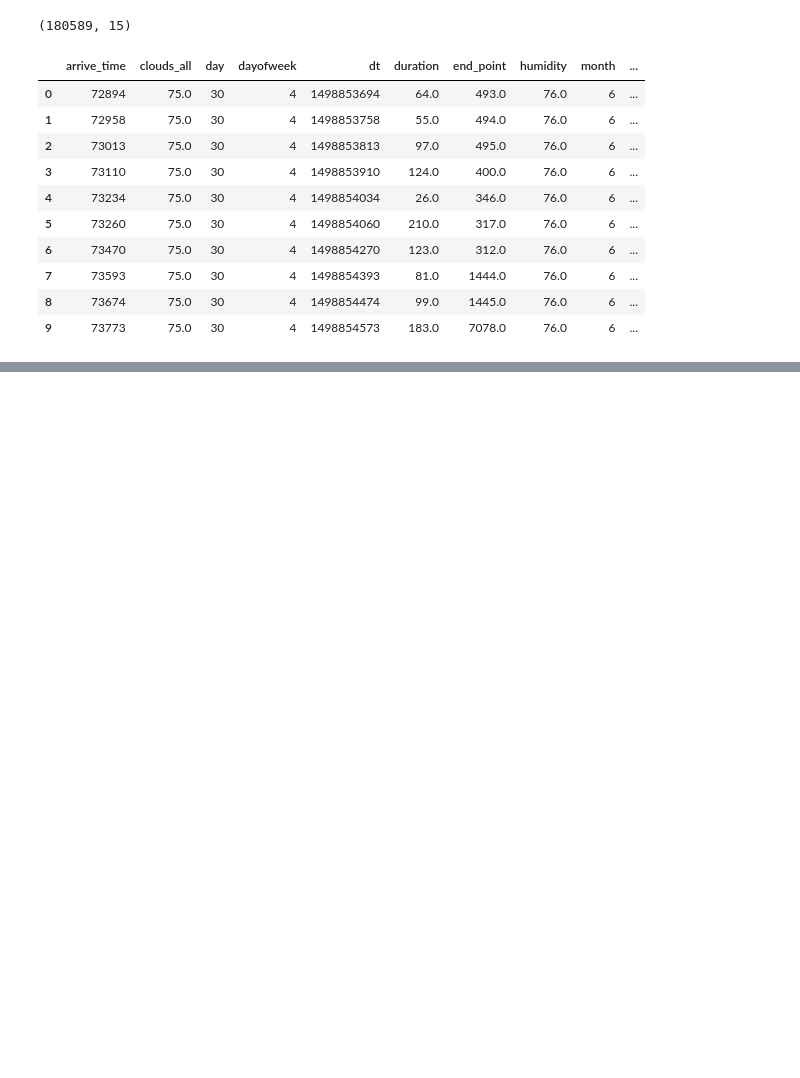
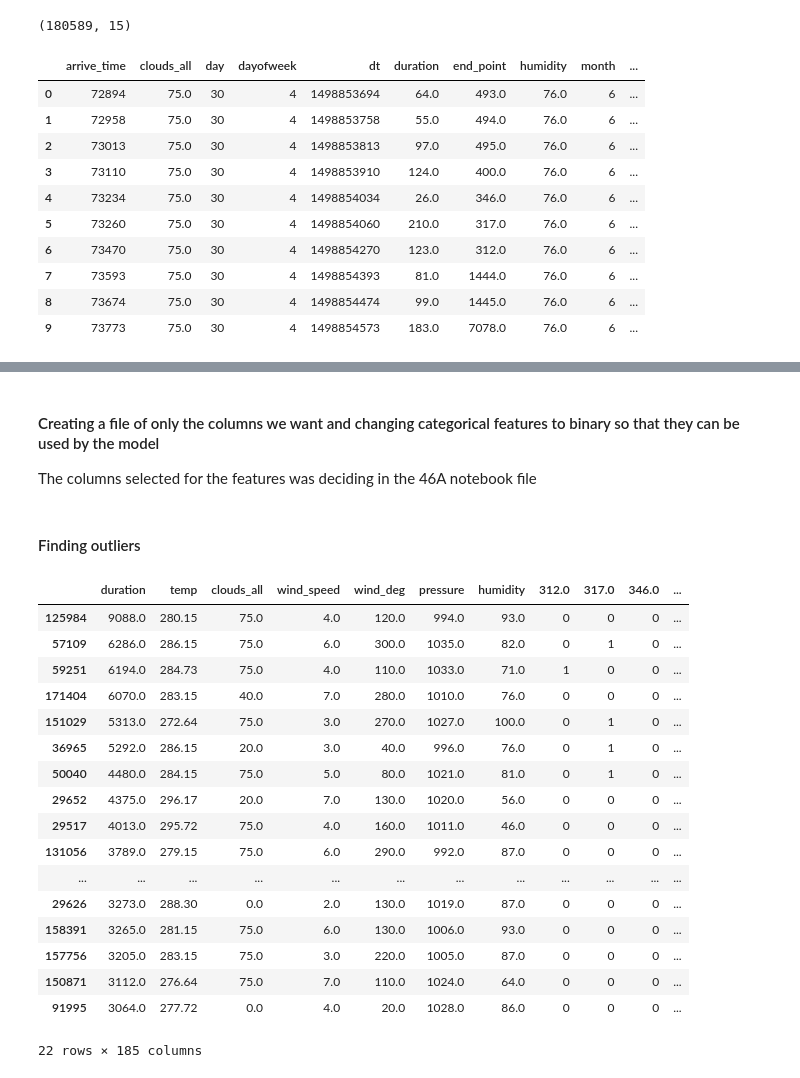
Before and after one commit to Ematrix163/Dublin_Bus_Project, a Jupyter notebook: data_analytics/bus_line_cleanse/route66Cleaning.ipynb, the cells around one changed output, grey strips where cells are left out. Saved outputs shown, nothing was run; the diff lists cells and outputs as text; code cells hidden in the pictures; blank space fills up the shorter version.

```diff
--- a/data_analytics/bus_line_cleanse/route66Cleaning.ipynb
+++ b/data_analytics/bus_line_cleanse/route66Cleaning.ipynb
@@ -185,0 +184,60 @@ df = pd.concat([result, binary_weather], axis=1)
+# %%
+import pandas as pd
+import os, sys
+
+
+#reading in data
+file_dir = os.path.dirname(os.path.abspath("__file__"))
+parent_dir = os.path.dirname(file_dir)
+newPath = os.path.join(parent_dir, 'bus_lines/result_of_66-dir1.csv')
+
+
+df = pd.read_csv(newPath,  delimiter=',', index_col=False)
+# %% [markdown]
+#### Creating a file of only the columns we want and changing categorical features to binary so that they can be used by the model
+
+The columns selected for the features was deciding in the 46A notebook file
+# %%
+#numeric features chosen for model [see 46A notebook for feature selection]
+continuous = ['temp','clouds_all','wind_speed','wind_deg','pressure','humidity']
+df_continouos = df[continuous]
+
+#binary coding of start/end stops
+binary_start_stops = pd.get_dummies(df['start_point'])
+binary_end_stops = pd.get_dummies(df['end_point'])
+
+#binary coding of weather
+binary_weather = pd.get_dummies(df['weather_description'])
+
+#binary Coding of dayofweek
+binary_dayofweek = pd.get_dummies(df['dayofweek'])
+
+#Binary Coding of arrive time
+binary_arrivetime = pd.get_dummies(df['arrive_time'].divide(1800).round())
+
+r = pd.concat([df['duration'], df_continouos, binary_end_stops, binary_weather, binary_start_stops, binary_dayofweek, binary_arrivetime], axis=1)
+# %% [markdown]
+#### Finding outliers
+# %%
+sort_by_duation = r.sort_values(by='duration',ascending=False)
+outliers = sort_by_duation.loc[sort_by_duation['duration'] > 3000]
+outliers
+# %% [output]
+|  | duration | temp | clouds_all | wind_speed | wind_deg | pressure | humidity | 312.0 | 317.0 | 346.0 | ... |
+| 125984 | 9088.0 | 280.15 | 75.0 | 4.0 | 120.0 | 994.0 | 93.0 | 0 | 0 | 0 | ... |
+| 57109 | 6286.0 | 286.15 | 75.0 | 6.0 | 300.0 | 1035.0 | 82.0 | 0 | 1 | 0 | ... |
+| 59251 | 6194.0 | 284.73 | 75.0 | 4.0 | 110.0 | 1033.0 | 71.0 | 1 | 0 | 0 | ... |
+| 171404 | 6070.0 | 283.15 | 40.0 | 7.0 | 280.0 | 1010.0 | 76.0 | 0 | 0 | 0 | ... |
+| 151029 | 5313.0 | 272.64 | 75.0 | 3.0 | 270.0 | 1027.0 | 100.0 | 0 | 1 | 0 | ... |
+| 36965 | 5292.0 | 286.15 | 20.0 | 3.0 | 40.0 | 996.0 | 76.0 | 0 | 1 | 0 | ... |
+| 50040 | 4480.0 | 284.15 | 75.0 | 5.0 | 80.0 | 1021.0 | 81.0 | 0 | 1 | 0 | ... |
+| 29652 | 4375.0 | 296.17 | 20.0 | 7.0 | 130.0 | 1020.0 | 56.0 | 0 | 0 | 0 | ... |
+| 29517 | 4013.0 | 295.72 | 75.0 | 4.0 | 160.0 | 1011.0 | 46.0 | 0 | 0 | 0 | ... |
+| 131056 | 3789.0 | 279.15 | 75.0 | 6.0 | 290.0 | 992.0 | 87.0 | 0 | 0 | 0 | ... |
+| ... | ... | ... | ... | ... | ... | ... | ... | ... | ... | ... | ... |
+| 29626 | 3273.0 | 288.30 | 0.0 | 2.0 | 130.0 | 1019.0 | 87.0 | 0 | 0 | 0 | ... |
+| 158391 | 3265.0 | 281.15 | 75.0 | 6.0 | 130.0 | 1006.0 | 93.0 | 0 | 0 | 0 | ... |
+| 157756 | 3205.0 | 283.15 | 75.0 | 3.0 | 220.0 | 1005.0 | 87.0 | 0 | 0 | 0 | ... |
+| 150871 | 3112.0 | 276.64 | 75.0 | 7.0 | 110.0 | 1024.0 | 64.0 | 0 | 0 | 0 | ... |
+| 91995 | 3064.0 | 277.72 | 0.0 | 4.0 | 20.0 | 1028.0 | 86.0 | 0 | 0 | 0 | ... |
+22 rows × 185 columns
```
Also changed, not shown: parts of 17 cells of this notebook, 5 other files.
